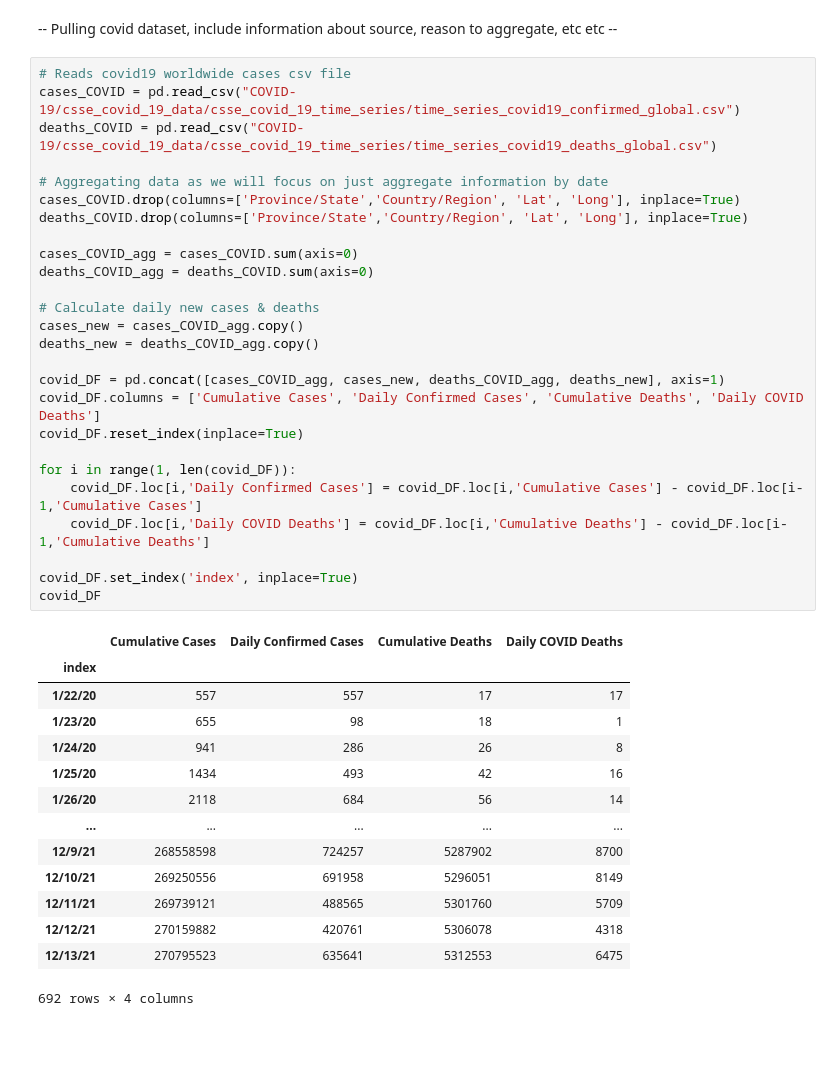
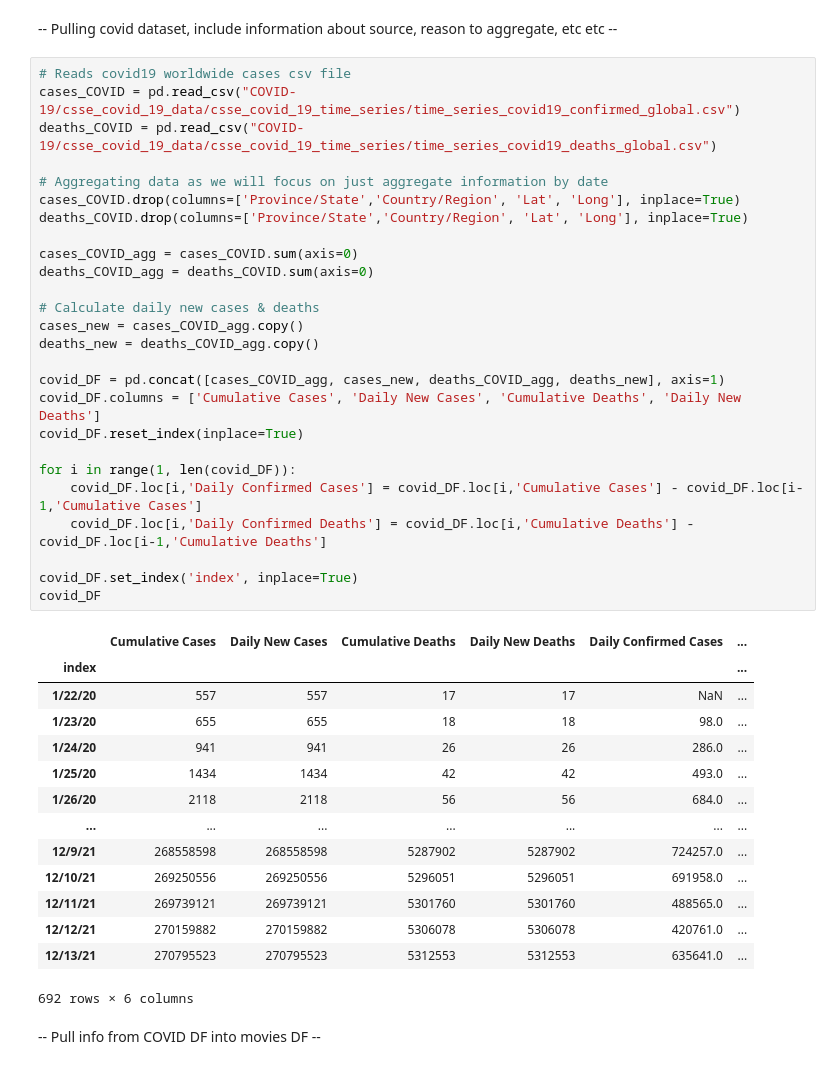
Before and after one commit to stan-GH/final-tutorial, a Jupyter notebook: final_tutorial.ipynb, the cells around one changed output. Cells and saved outputs as stored; diff of their text form; blank space fills up the shorter version.

Commit message:
adjusted covid data, formulated regression models

```diff
--- a/final_tutorial.ipynb
+++ b/final_tutorial.ipynb
@@ -96,41 +131,43 @@ ax2.plot(popularityColLog, m*popularityColLog + b, color="blue")
 # %%
 # Reads covid19 worldwide cases csv file
 cases_COVID = pd.read_csv("COVID-19/csse_covid_19_data/csse_covid_19_time_series/time_series_covid19_confirmed_global.csv")
 deaths_COVID = pd.read_csv("COVID-19/csse_covid_19_data/csse_covid_19_time_series/time_series_covid19_deaths_global.csv")
 
 # Aggregating data as we will focus on just aggregate information by date
 cases_COVID.drop(columns=['Province/State','Country/Region', 'Lat', 'Long'], inplace=True)
 deaths_COVID.drop(columns=['Province/State','Country/Region', 'Lat', 'Long'], inplace=True)
 
 cases_COVID_agg = cases_COVID.sum(axis=0)
 deaths_COVID_agg = deaths_COVID.sum(axis=0)
 
 # Calculate daily new cases & deaths
 cases_new = cases_COVID_agg.copy()
 deaths_new = deaths_COVID_agg.copy()
 
 covid_DF = pd.concat([cases_COVID_agg, cases_new, deaths_COVID_agg, deaths_new], axis=1)
-covid_DF.columns = ['Cumulative Cases', 'Daily Confirmed Cases', 'Cumulative Deaths', 'Daily COVID Deaths']
+covid_DF.columns = ['Cumulative Cases', 'Daily New Cases', 'Cumulative Deaths', 'Daily New Deaths']
 covid_DF.reset_index(inplace=True)
 
 for i in range(1, len(covid_DF)):
     covid_DF.loc[i,'Daily Confirmed Cases'] = covid_DF.loc[i,'Cumulative Cases'] - covid_DF.loc[i-1,'Cumulative Cases']
-    covid_DF.loc[i,'Daily COVID Deaths'] = covid_DF.loc[i,'Cumulative Deaths'] - covid_DF.loc[i-1,'Cumulative Deaths']
+    covid_DF.loc[i,'Daily Confirmed Deaths'] = covid_DF.loc[i,'Cumulative Deaths'] - covid_DF.loc[i-1,'Cumulative Deaths']
 
 covid_DF.set_index('index', inplace=True)
 covid_DF
 # %% [output]
-|  | Cumulative Cases | Daily Confirmed Cases | Cumulative Deaths | Daily COVID Deaths |
-| index |  |  |  |  |
-| 1/22/20 | 557 | 557 | 17 | 17 |
-| 1/23/20 | 655 | 98 | 18 | 1 |
-| 1/24/20 | 941 | 286 | 26 | 8 |
-| 1/25/20 | 1434 | 493 | 42 | 16 |
-| 1/26/20 | 2118 | 684 | 56 | 14 |
-| ... | ... | ... | ... | ... |
-| 12/9/21 | 268558598 | 724257 | 5287902 | 8700 |
-| 12/10/21 | 269250556 | 691958 | 5296051 | 8149 |
-| 12/11/21 | 269739121 | 488565 | 5301760 | 5709 |
-| 12/12/21 | 270159882 | 420761 | 5306078 | 4318 |
-| 12/13/21 | 270795523 | 635641 | 5312553 | 6475 |
+|  | Cumulative Cases | Daily New Cases | Cumulative Deaths | Daily New Deaths | Daily Confirmed Cases | ... |
+| index |  |  |  |  |  | ... |
+| 1/22/20 | 557 | 557 | 17 | 17 | NaN | ... |
+| 1/23/20 | 655 | 655 | 18 | 18 | 98.0 | ... |
+| 1/24/20 | 941 | 941 | 26 | 26 | 286.0 | ... |
+| 1/25/20 | 1434 | 1434 | 42 | 42 | 493.0 | ... |
+| 1/26/20 | 2118 | 2118 | 56 | 56 | 684.0 | ... |
+| ... | ... | ... | ... | ... | ... | ... |
+| 12/9/21 | 268558598 | 268558598 | 5287902 | 5287902 | 724257.0 | ... |
+| 12/10/21 | 269250556 | 269250556 | 5296051 | 5296051 | 691958.0 | ... |
+| 12/11/21 | 269739121 | 269739121 | 5301760 | 5301760 | 488565.0 | ... |
+| 12/12/21 | 270159882 | 270159882 | 5306078 | 5306078 | 420761.0 | ... |
+| 12/13/21 | 270795523 | 270795523 | 5312553 | 5312553 | 635641.0 | ... |
-692 rows × 4 columns
+692 rows × 6 columns
+# %% [markdown]
+-- Pull info from COVID DF into movies DF --
```
Also changed, not shown: parts of 8 cells of this notebook.
